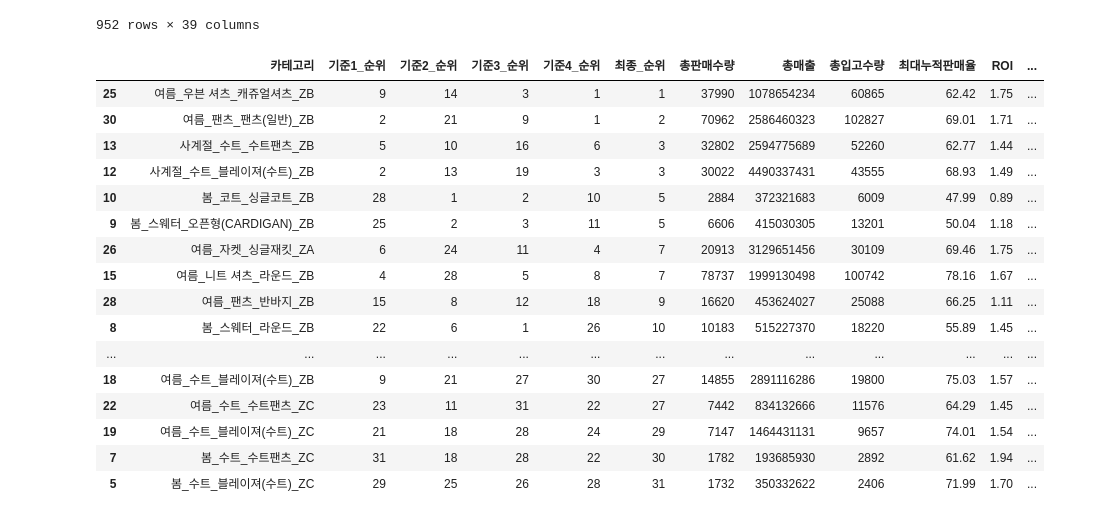
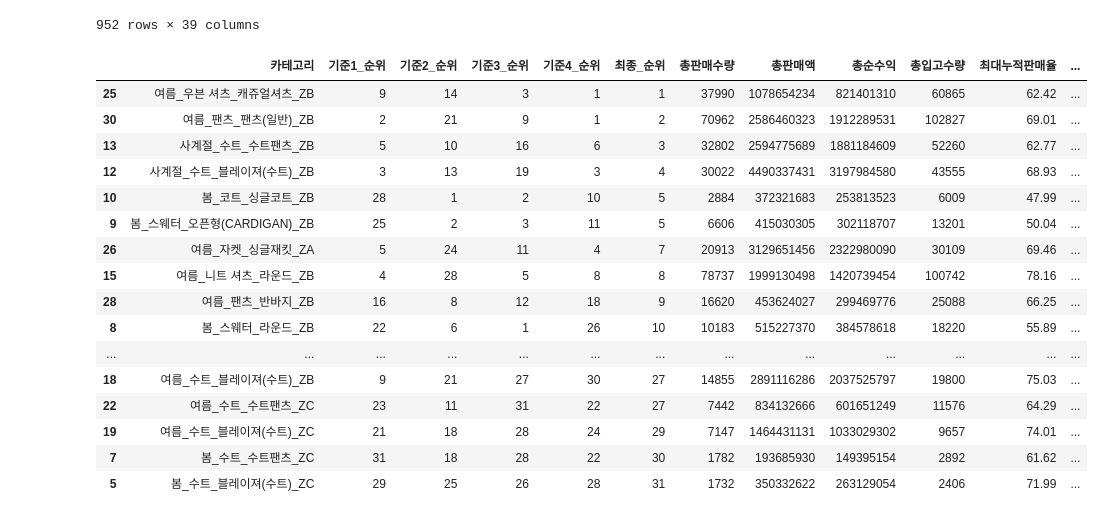
Before and after one commit to cookieeyoung/sparta_final_project, a Jupyter notebook: preprocessing/data_processed(카테고리선정)/category_select(소품종).ipynb, the cells around one changed output. Saved outputs shown, nothing was run; the diff lists cells and outputs as text; code cells hidden in the pictures.

```diff
--- a/preprocessing/data_processed(카테고리선정)/category_select(소품종).ipynb
+++ b/preprocessing/data_processed(카테고리선정)/category_select(소품종).ipynb
@@ -76,9 +76,12 @@ df
 # 매출 기여도가 높은 핵심 카테고리 (판매량 & 매출 기준)
 top_sales = df.groupby("카테고리", group_keys=False).agg(
     총판매수량=("판매수량", "sum"),
-    총매출=("판매액", "sum"),
+    총판매액=('판매액', 'sum'),
+    총매출원가=('매출원가계', 'sum'),
     총입고수량=("총입고수량", "max")
 ).reset_index()
+top_sales['총순수익'] = top_sales['총판매액'] - top_sales['총매출원가']
+
 
 # 기준 2) ----------------------------------------------------------------------------------------------------------------
 # 재고 부담 & ROI 개선이 필요한 카테고리 (최대 누적판매율)
@@ -154,7 +157,7 @@ category_selection["시즌종료_할인율증가량"] = category_selection["시
 category_selection["마지막주차_할인율"] = category_selection["마지막주차_할인율"].astype(int)
 
 # 정렬 및 순위 계산 (최대 누적판매율은 낮을수록 우선순위 → 오름차순, 나머지는 높을수록 우선순위 → 내림차순)
-category_selection["총매출_순위"] = category_selection["총매출"].rank(method="min", ascending=False).astype(int)
+category_selection["총순수익_순위"] = category_selection["총순수익"].rank(method="min", ascending=False).astype(int)
 category_selection["총입고_순위"] = category_selection["총입고수량"].rank(method="min", ascending=False).astype(int)
 category_selection["최대누적판매율_순위"] = category_selection["최대누적판매율"].rank(method="min", ascending=True).astype(int)  # 낮을수록 재고 부담 ↑
 category_selection["ROI_순위"] = category_selection["ROI"].rank(method="min", ascending=True).astype(int)  # 낮을수록 수익 손해 ↑
@@ -164,8 +167,8 @@ category_selection["가격탄력성(상관계수) 순위"] = category_selection[
 category_selection["가격탄력성(판매량변화율) 순위"] = category_selection["가격탄력성(판매량변화율/가격변화율)"].rank(method="min", ascending=True).astype(int) # 낮을수록 탄력성 좋음음
 
 # 각 기준별 점수 계산 ----------------------------------------------------------------------------------------------------------------
-# 기준 1: 매출 기여도 높은 카테고리 (총매출, 총입고수량)
-category_selection["기준1_점수"] = category_selection["총매출_순위"].rank(method="min", ascending=True).astype(int) + \
+# 기준 1: 매출 기여도 높은 카테고리 (총순수익, 총입고수량)
+category_selection["기준1_점수"] = category_selection["총순수익_순위"].rank(method="min", ascending=True).astype(int) + \
                                 category_selection["총입고_순위"].rank(method="min", ascending=True).astype(int)
 # 기준 2: 재고 부담 & ROI 낮은 카테고리 (누적판매율, ROI)
 category_selection["기준2_점수"] = category_selection["최대누적판매율_순위"].rank(method="min", ascending=True).astype(int) + \
@@ -173,51 +176,51 @@ category_selection["기준2_점수"] = category_selection["최대누적판매율
 
 # 기준 3: 할인 전략 개선이 필요한 카테고리 (최대누적판매율, 평균할인율, 시즌종료_할인율증가량)
 category_selection["기준3_점수"] = category_selection["평균할인율_순위"].rank(method="min", ascending=True).astype(int) + \
                                 category_selection["시즌종료_할인율증가량_순위"].rank(method="min", ascending=True).astype(int)
 
 # 기준 4: 가격탄력성이 높아 할인율 최적화 효율이 좋은 카테고리 (상관계수와 판매량변화율로 본 가격탄력성)
 category_selection["기준4_점수"] = category_selection["가격탄력성(상관계수) 순위"].rank(method="min", ascending=True).astype(int) + \
                                  category_selection["가격탄력성(판매량변화율) 순위"].rank(method="min", ascending=True).astype(int)
 
 # 기준별 순위 계산 (오름차순, 낮을수록 우선순위)
 category_selection["기준1_순위"] = category_selection["기준1_점수"].rank(method="min", ascending=True).astype(int)
 category_selection["기준2_순위"] = category_selection["기준2_점수"].rank(method="min", ascending=True).astype(int)
 category_selection["기준3_순위"] = category_selection["기준3_점수"].rank(method="min", ascending=True).astype(int)
 category_selection["기준4_순위"] = category_selection["기준4_점수"].rank(method="min", ascending=True).astype(int)
 
 # 최종 순위 계산 (기준 1, 2, 3, 4 순위를 모두 합산)
 category_selection["최종_순위"] = category_selection["기준1_순위"] + category_selection["기준2_순위"] + category_selection["기준3_순위"] + category_selection["기준4_순위"]
 category_selection["최종_순위"] = category_selection["최종_순위"].rank(method="min", ascending=True).astype(int)
 
 # 최종 출력: 순위만 포함 ----------------------------------------------------------------------------------------------------------------
 final_rank_output = category_selection[[
-    "카테고리","기준1_순위", "기준2_순위", "기준3_순위", "기준4_순위", "최종_순위","총판매수량","총매출","총입고수량","최대누적판매율","ROI","평균할인율","마지막주차_할인율",
-    "시즌종료_할인율증가량","가격탄력성(할인율-판매량_상관관계)","가격탄력성(판매량변화율/가격변화율)","총매출_순위","총입고_순위","최대누적판매율_순위","ROI_순위",
+    "카테고리","기준1_순위", "기준2_순위", "기준3_순위", "기준4_순위", "최종_순위","총판매수량","총판매액","총순수익","총입고수량","최대누적판매율","ROI","평균할인율","마지막주차_할인율",
+    "시즌종료_할인율증가량","가격탄력성(할인율-판매량_상관관계)","가격탄력성(판매량변화율/가격변화율)","총순수익_순위","총입고_순위","최대누적판매율_순위","ROI_순위",
     "평균할인율_순위","시즌종료_할인율증가량_순위","가격탄력성(상관계수) 순위","가격탄력성(판매량변화율) 순위"]].sort_values(by="최종_순위")
 
 display(final_rank_output) #최종순위대로 정렬
 # 기준 점수를 기준으로 정렬, 하나씩 주석 해제하면서 정렬
 # final_rank_output.sort_values(by=["기준1_순위"])
 # final_rank_output.sort_values(by=["기준2_순위"])
 # final_rank_output.sort_values(by=["기준3_순위"])
 # final_rank_output.sort_values(by=["기준4_순위"])
 # %% [output]
-|  | 카테고리 | 기준1_순위 | 기준2_순위 | 기준3_순위 | 기준4_순위 | 최종_순위 | 총판매수량 | 총매출 | 총입고수량 | 최대누적판매율 | ROI | ... |
-| 25 | 여름_우븐 셔츠_캐쥬얼셔츠_ZB | 9 | 14 | 3 | 1 | 1 | 37990 | 1078654234 | 60865 | 62.42 | 1.75 | ... |
-| 30 | 여름_팬츠_팬츠(일반)_ZB | 2 | 21 | 9 | 1 | 2 | 70962 | 2586460323 | 102827 | 69.01 | 1.71 | ... |
-| 13 | 사계절_수트_수트팬츠_ZB | 5 | 10 | 16 | 6 | 3 | 32802 | 2594775689 | 52260 | 62.77 | 1.44 | ... |
-| 12 | 사계절_수트_블레이져(수트)_ZB | 2 | 13 | 19 | 3 | 3 | 30022 | 4490337431 | 43555 | 68.93 | 1.49 | ... |
-| 10 | 봄_코트_싱글코트_ZB | 28 | 1 | 2 | 10 | 5 | 2884 | 372321683 | 6009 | 47.99 | 0.89 | ... |
-| 9 | 봄_스웨터_오픈형(CARDIGAN)_ZB | 25 | 2 | 3 | 11 | 5 | 6606 | 415030305 | 13201 | 50.04 | 1.18 | ... |
-| 26 | 여름_자켓_싱글재킷_ZA | 6 | 24 | 11 | 4 | 7 | 20913 | 3129651456 | 30109 | 69.46 | 1.75 | ... |
-| 15 | 여름_니트 셔츠_라운드_ZB | 4 | 28 | 5 | 8 | 7 | 78737 | 1999130498 | 100742 | 78.16 | 1.67 | ... |
-| 28 | 여름_팬츠_반바지_ZB | 15 | 8 | 12 | 18 | 9 | 16620 | 453624027 | 25088 | 66.25 | 1.11 | ... |
-| 8 | 봄_스웨터_라운드_ZB | 22 | 6 | 1 | 26 | 10 | 10183 | 515227370 | 18220 | 55.89 | 1.45 | ... |
+|  | 카테고리 | 기준1_순위 | 기준2_순위 | 기준3_순위 | 기준4_순위 | 최종_순위 | 총판매수량 | 총판매액 | 총순수익 | 총입고수량 | 최대누적판매율 | ... |
+| 25 | 여름_우븐 셔츠_캐쥬얼셔츠_ZB | 9 | 14 | 3 | 1 | 1 | 37990 | 1078654234 | 821401310 | 60865 | 62.42 | ... |
+| 30 | 여름_팬츠_팬츠(일반)_ZB | 2 | 21 | 9 | 1 | 2 | 70962 | 2586460323 | 1912289531 | 102827 | 69.01 | ... |
+| 13 | 사계절_수트_수트팬츠_ZB | 5 | 10 | 16 | 6 | 3 | 32802 | 2594775689 | 1881184609 | 52260 | 62.77 | ... |
+| 12 | 사계절_수트_블레이져(수트)_ZB | 3 | 13 | 19 | 3 | 4 | 30022 | 4490337431 | 3197984580 | 43555 | 68.93 | ... |
+| 10 | 봄_코트_싱글코트_ZB | 28 | 1 | 2 | 10 | 5 | 2884 | 372321683 | 253813523 | 6009 | 47.99 | ... |
+| 9 | 봄_스웨터_오픈형(CARDIGAN)_ZB | 25 | 2 | 3 | 11 | 5 | 6606 | 415030305 | 302118707 | 13201 | 50.04 | ... |
+| 26 | 여름_자켓_싱글재킷_ZA | 5 | 24 | 11 | 4 | 7 | 20913 | 3129651456 | 2322980090 | 30109 | 69.46 | ... |
+| 15 | 여름_니트 셔츠_라운드_ZB | 4 | 28 | 5 | 8 | 8 | 78737 | 1999130498 | 1420739454 | 100742 | 78.16 | ... |
+| 28 | 여름_팬츠_반바지_ZB | 16 | 8 | 12 | 18 | 9 | 16620 | 453624027 | 299469776 | 25088 | 66.25 | ... |
+| 8 | 봄_스웨터_라운드_ZB | 22 | 6 | 1 | 26 | 10 | 10183 | 515227370 | 384578618 | 18220 | 55.89 | ... |
 | ... | ... | ... | ... | ... | ... | ... | ... | ... | ... | ... | ... | ... |
-| 18 | 여름_수트_블레이져(수트)_ZB | 9 | 21 | 27 | 30 | 27 | 14855 | 2891116286 | 19800 | 75.03 | 1.57 | ... |
-| 22 | 여름_수트_수트팬츠_ZC | 23 | 11 | 31 | 22 | 27 | 7442 | 834132666 | 11576 | 64.29 | 1.45 | ... |
-| 19 | 여름_수트_블레이져(수트)_ZC | 21 | 18 | 28 | 24 | 29 | 7147 | 1464431131 | 9657 | 74.01 | 1.54 | ... |
-| 7 | 봄_수트_수트팬츠_ZC | 31 | 18 | 28 | 22 | 30 | 1782 | 193685930 | 2892 | 61.62 | 1.94 | ... |
-| 5 | 봄_수트_블레이져(수트)_ZC | 29 | 25 | 26 | 28 | 31 | 1732 | 350332622 | 2406 | 71.99 | 1.70 | ... |
+| 18 | 여름_수트_블레이져(수트)_ZB | 9 | 21 | 27 | 30 | 27 | 14855 | 2891116286 | 2037525797 | 19800 | 75.03 | ... |
+| 22 | 여름_수트_수트팬츠_ZC | 23 | 11 | 31 | 22 | 27 | 7442 | 834132666 | 601651249 | 11576 | 64.29 | ... |
+| 19 | 여름_수트_블레이져(수트)_ZC | 21 | 18 | 28 | 24 | 29 | 7147 | 1464431131 | 1033029302 | 9657 | 74.01 | ... |
+| 7 | 봄_수트_수트팬츠_ZC | 31 | 18 | 28 | 22 | 30 | 1782 | 193685930 | 149395154 | 2892 | 61.62 | ... |
+| 5 | 봄_수트_블레이져(수트)_ZC | 29 | 25 | 26 | 28 | 31 | 1732 | 350332622 | 263129054 | 2406 | 71.99 | ... |
 # %%
 final_rank_output.to_csv("category_rank(소품종).csv", index=False, encoding="utf-8-sig")
```
Also changed, not shown: 1 other file.
